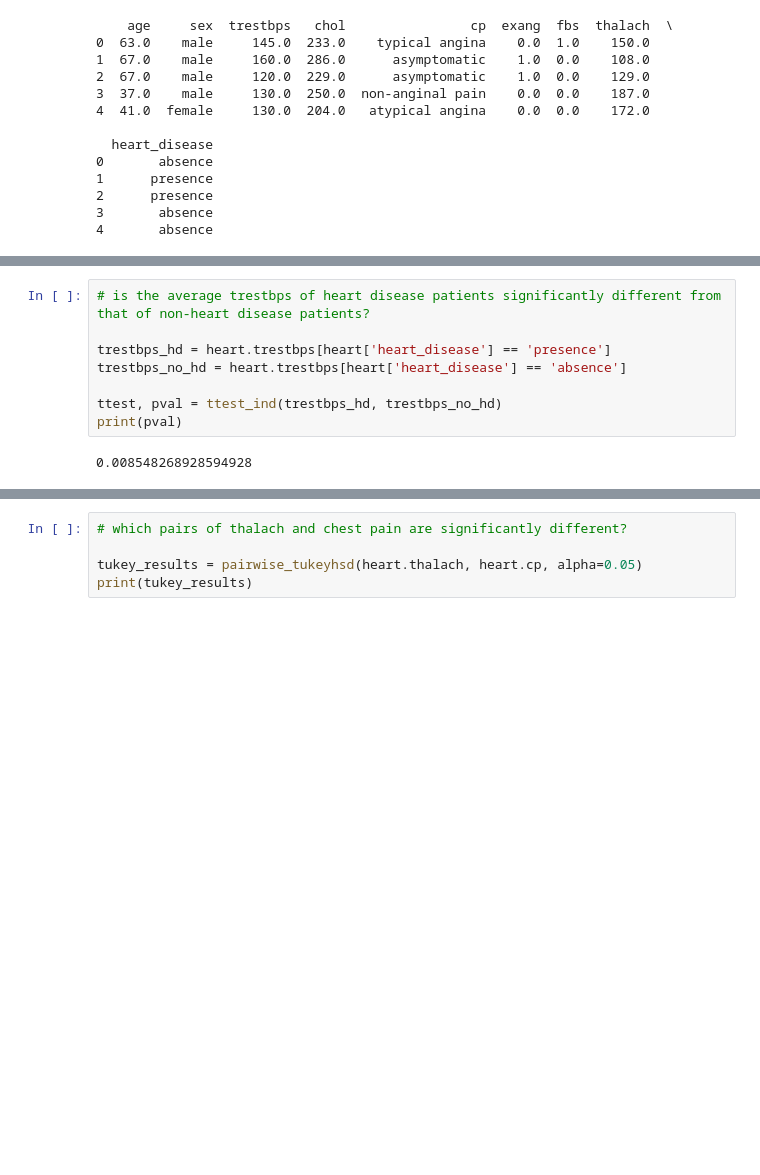
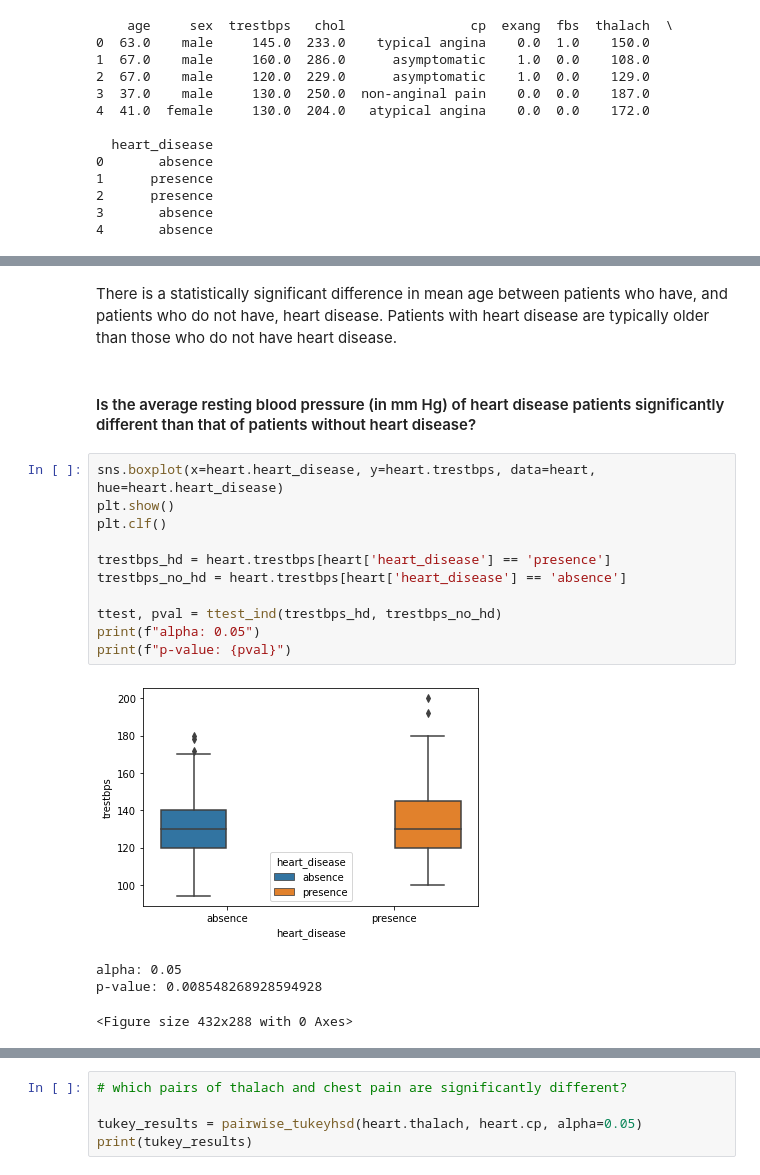
Before and after one commit to roberthallds/PersonalProjects, a Jupyter notebook: Data Analysis/Heart Disease Analysis using Statistical Inference/project.ipynb, the cells around one changed output, grey strips where cells are left out. Saved outputs shown, nothing was run; the diff lists cells and outputs as text; blank space fills up the shorter version.

```diff
--- a/Data Analysis/Heart Disease Analysis using Statistical Inference/project.ipynb
+++ b/Data Analysis/Heart Disease Analysis using Statistical Inference/project.ipynb
@@ -72,10 +121,20 @@ print(pval)
+# %% [markdown]
+There is a statistically significant difference in mean age between patients who have, and patients who do not have, heart disease. Patients with heart disease are typically older than those who do not have heart disease.
+# %% [markdown]
+#### Is the average resting blood pressure (in mm Hg) of heart disease patients significantly different than that of patients without heart disease?
 # %%
-# is the average trestbps of heart disease patients significantly different from that of non-heart disease patients?
+sns.boxplot(x=heart.heart_disease, y=heart.trestbps, data=heart, hue=heart.heart_disease)
+plt.show()
+plt.clf()
 
 trestbps_hd = heart.trestbps[heart['heart_disease'] == 'presence']
 trestbps_no_hd = heart.trestbps[heart['heart_disease'] == 'absence']
 
 ttest, pval = ttest_ind(trestbps_hd, trestbps_no_hd)
-print(pval)
+print(f"alpha: 0.05")
+print(f"p-value: {pval}")
 # %% [output]
+[figure, added]
-0.008548268928594928
+alpha: 0.05
+p-value: 0.008548268928594928
+<Figure size 432x288 with 0 Axes>
```
Also changed, not shown: parts of 23 cells of this notebook.
